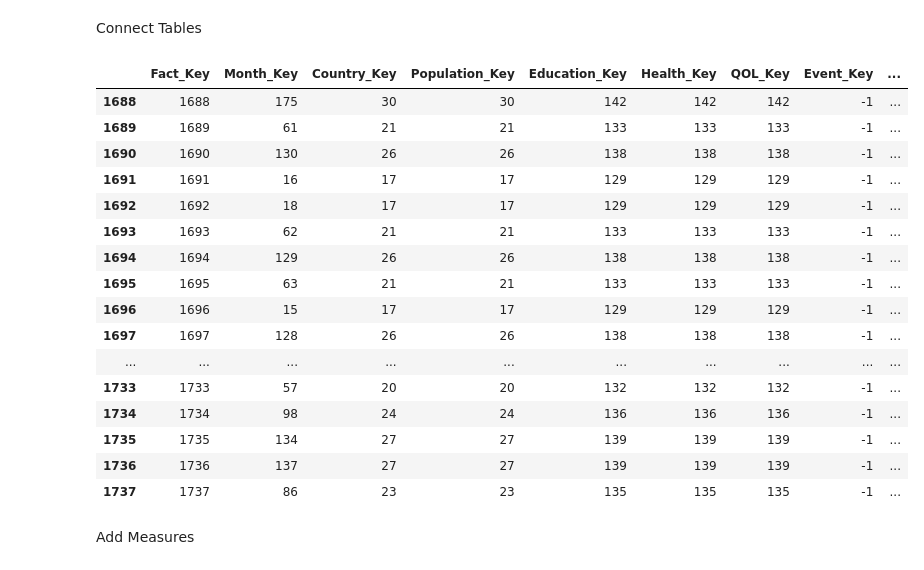
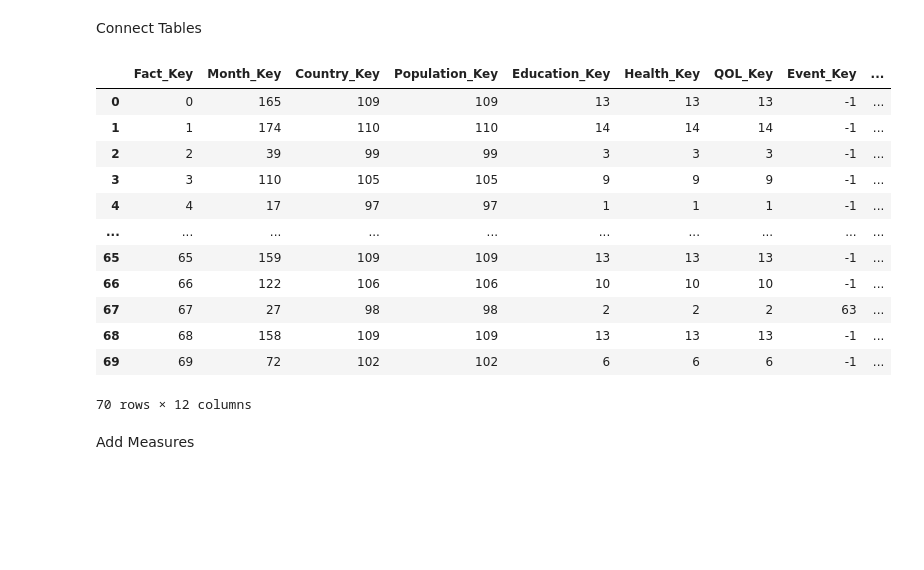
Before and after one commit to ajay-mundi/HealthDataMart, a Jupyter notebook: Data Staging/Fact_Table.ipynb, the cells around one changed output. Drawn from its saved outputs; the diff is of its cells as text; code cells hidden in the pictures; blank space fills up the shorter version.

```diff
--- a/Data Staging/Fact_Table.ipynb
+++ b/Data Staging/Fact_Table.ipynb
@@ -55,50 +55,46 @@ fact_table = fact_table.merge(population_data_processed, left_on=['Country','Yea
 fact_table = fact_table.merge(health_processed, left_on=['Country','Year'], right_on=['Country_Ref','Date'], how='left').drop(columns=["Country_Ref", "Date"], axis=1)
 fact_table = fact_table.merge(quality_life_processed, left_on=['Country','Year'], right_on=['Country_Ref','Date'], how='left').drop(columns=["Country_Ref", "Date"], axis=1)
 
 
 events_processed = pd.read_csv("Event_Pro_Table.csv")#read input data
 
 query = '''
 Select *
 FROM fact_table
 left join events_processed
 
 on
 fact_table.Country = events_processed.Country_Name
 and fact_table.Month_Num >= events_processed.Start_Month
 and fact_table.Month_Num <= events_processed.End_Month
 and fact_table.Year >= events_processed.Start_Year
 and fact_table.Year <= events_processed.End_Year
 '''
 
 fact_table = mysql(query)
 
 fact_table['Event_Key'] = fact_table['Event_Key'].fillna(-1)
 fact_table['Event_Key'] = fact_table['Event_Key'].astype(int)
 
 fact_table["Fact_Key"] = np.arange(len(fact_table))
 
 fact_table = pd.DataFrame(fact_table, columns=["Fact_Key","Month_Key", "Country_Key", "Population_Key", "Education_Key", "Health_Key", "QOL_Key", "Event_Key", "Country", "Year", "Name", "Month_Num"])
 
-fact_table.tail(50)
+fact_table.head(70)
 # %% [output]
 |  | Fact_Key | Month_Key | Country_Key | Population_Key | Education_Key | Health_Key | QOL_Key | Event_Key | ... |
-| 1688 | 1688 | 175 | 30 | 30 | 142 | 142 | 142 | -1 | ... |
-| 1689 | 1689 | 61 | 21 | 21 | 133 | 133 | 133 | -1 | ... |
-| 1690 | 1690 | 130 | 26 | 26 | 138 | 138 | 138 | -1 | ... |
-| 1691 | 1691 | 16 | 17 | 17 | 129 | 129 | 129 | -1 | ... |
-| 1692 | 1692 | 18 | 17 | 17 | 129 | 129 | 129 | -1 | ... |
-| 1693 | 1693 | 62 | 21 | 21 | 133 | 133 | 133 | -1 | ... |
-| 1694 | 1694 | 129 | 26 | 26 | 138 | 138 | 138 | -1 | ... |
-| 1695 | 1695 | 63 | 21 | 21 | 133 | 133 | 133 | -1 | ... |
-| 1696 | 1696 | 15 | 17 | 17 | 129 | 129 | 129 | -1 | ... |
-| 1697 | 1697 | 128 | 26 | 26 | 138 | 138 | 138 | -1 | ... |
+| 0 | 0 | 165 | 109 | 109 | 13 | 13 | 13 | -1 | ... |
+| 1 | 1 | 174 | 110 | 110 | 14 | 14 | 14 | -1 | ... |
+| 2 | 2 | 39 | 99 | 99 | 3 | 3 | 3 | -1 | ... |
+| 3 | 3 | 110 | 105 | 105 | 9 | 9 | 9 | -1 | ... |
+| 4 | 4 | 17 | 97 | 97 | 1 | 1 | 1 | -1 | ... |
 | ... | ... | ... | ... | ... | ... | ... | ... | ... | ... |
-| 1733 | 1733 | 57 | 20 | 20 | 132 | 132 | 132 | -1 | ... |
-| 1734 | 1734 | 98 | 24 | 24 | 136 | 136 | 136 | -1 | ... |
-| 1735 | 1735 | 134 | 27 | 27 | 139 | 139 | 139 | -1 | ... |
-| 1736 | 1736 | 137 | 27 | 27 | 139 | 139 | 139 | -1 | ... |
-| 1737 | 1737 | 86 | 23 | 23 | 135 | 135 | 135 | -1 | ... |
+| 65 | 65 | 159 | 109 | 109 | 13 | 13 | 13 | -1 | ... |
+| 66 | 66 | 122 | 106 | 106 | 10 | 10 | 10 | -1 | ... |
+| 67 | 67 | 27 | 98 | 98 | 2 | 2 | 2 | 63 | ... |
+| 68 | 68 | 158 | 109 | 109 | 13 | 13 | 13 | -1 | ... |
+| 69 | 69 | 72 | 102 | 102 | 6 | 6 | 6 | -1 | ... |
+70 rows × 12 columns
 # %% [markdown]
 Add Measures
 # %%
```
Also changed, not shown: parts of 3 cells of this notebook, 2 other files.
